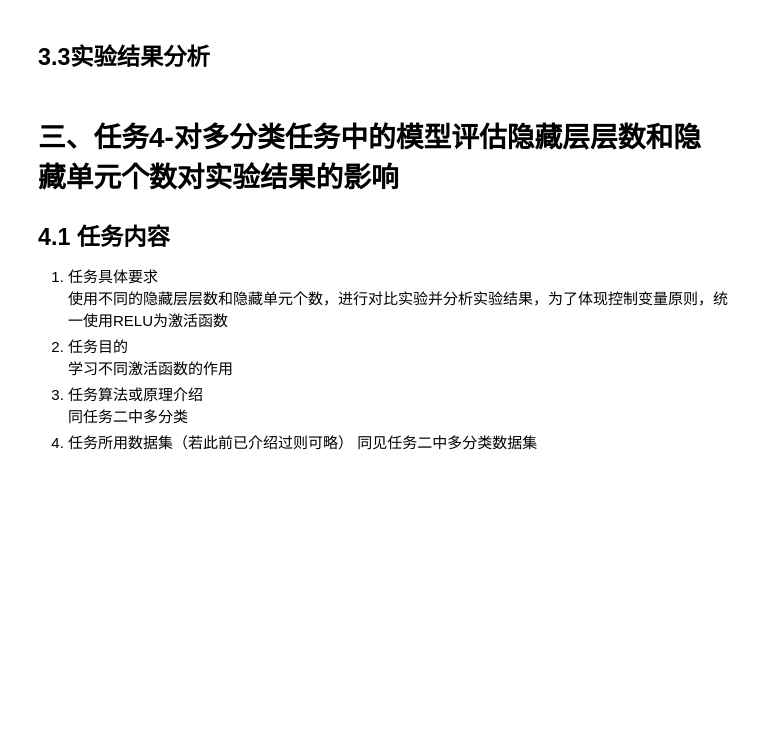
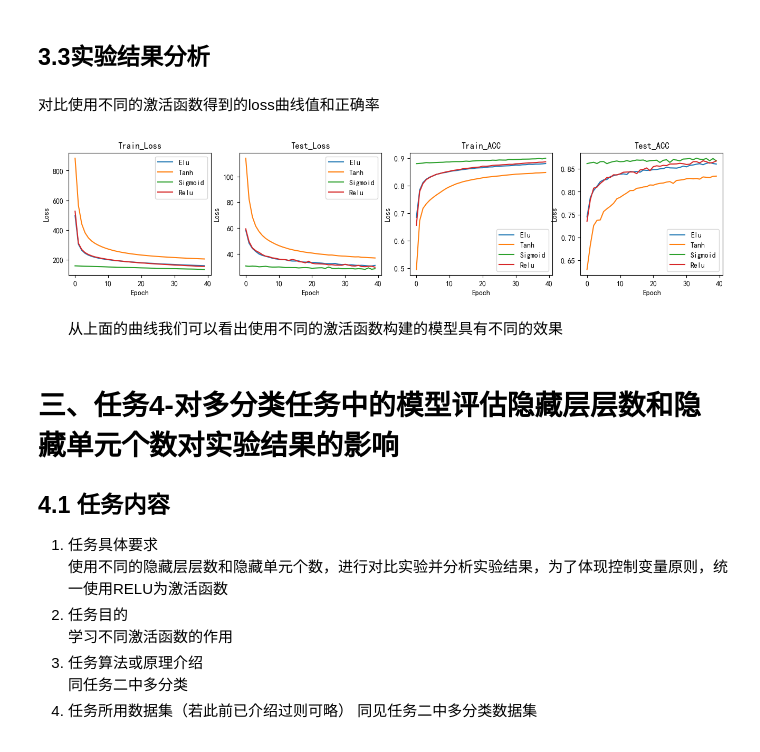
Before and after one commit to Drailife/BJTU-Deeplearning, a Jupyter notebook: 2.前馈神经网络/前馈神经网络实验.ipynb, the cells around one changed output. Drawn from its saved outputs; the diff is of its cells as text; code cells hidden in the pictures; blank space fills up the shorter version.

```diff
--- a/2.前馈神经网络/前馈神经网络实验.ipynb
+++ b/2.前馈神经网络/前馈神经网络实验.ipynb
@@ -756,15 +776,16 @@ plt.show()
 # %% [markdown]
 ### 3.2.1画图函数
 # %%
-def ComPlot(datalist,title='1',ylabel='Loss'):
-    plt.tilte(title)
+def ComPlot(datalist,title='1',ylabel='Loss',flag='act'):
+    plt.title(title)
     plt.xlabel('Epoch')
     plt.ylabel(ylabel)
-    plt.plot(datalist[0],label='Relu')
-    plt.plot(datalist[1],label='Tanh')
-    plt.plot(datalist[2],label='Sigmoid')
-    plt.plot(datalist[3],label='Elu')
+    plt.plot(datalist[0],label='Elu' if flag=='act' else '[128]')
+    plt.plot(datalist[1],label='Tanh' if flag=='act' else '[512 256 128]')
+    plt.plot(datalist[2],label='Sigmoid' if flag=='act' else '[512,256]')
+    plt.plot(datalist[3],label='Relu' if flag=='act' else '[256]')
     plt.legend()
+    plt.show()
 # %% [markdown]
 ### 3.2.1 使用Tanh激活函数
 # %%
@@ -805,5 +873,22 @@ train_all_loss33,test_all_loss33,train_ACC33,test_ACC33 = train_and_test(model=m
 # %% [markdown]
 ## 3.3实验结果分析
+# %% [markdown]
+对比使用不同的激活函数得到的loss曲线值和正确率
+# %%
+plt.figure(figsize=(16,3))
+plt.subplot(141)
+ComPlot([train_all_loss31,train_all_loss32,train_all_lossbb33,train_all_loss23],title='Train_Loss')
+plt.subplot(142)
+ComPlot([test_all_loss31,test_all_loss32,test_all_loss33,test_all_loss23],title='Test_Loss')
+plt.subplot(143)
+ComPlot([train_ACC31,train_ACC32,train_ACC33,train_ACC23],title='Train_ACC')
+plt.subplot(144)
+ComPlot([test_ACC31,test_ACC32,test_ACC33,test_ACC23],title='Test_ACC')
+plt.show()
+# %% [output]
+[figure, added]
+# %% [markdown]
+&emsp;&emsp;从上面的曲线我们可以看出使用不同的激活函数构建的模型具有不同的效果
 # %% [markdown]
 # 三、任务4-对多分类任务中的模型评估隐藏层层数和隐藏单元个数对实验结果的影响
 
```
Also changed, not shown: parts of 14 cells of this notebook.
